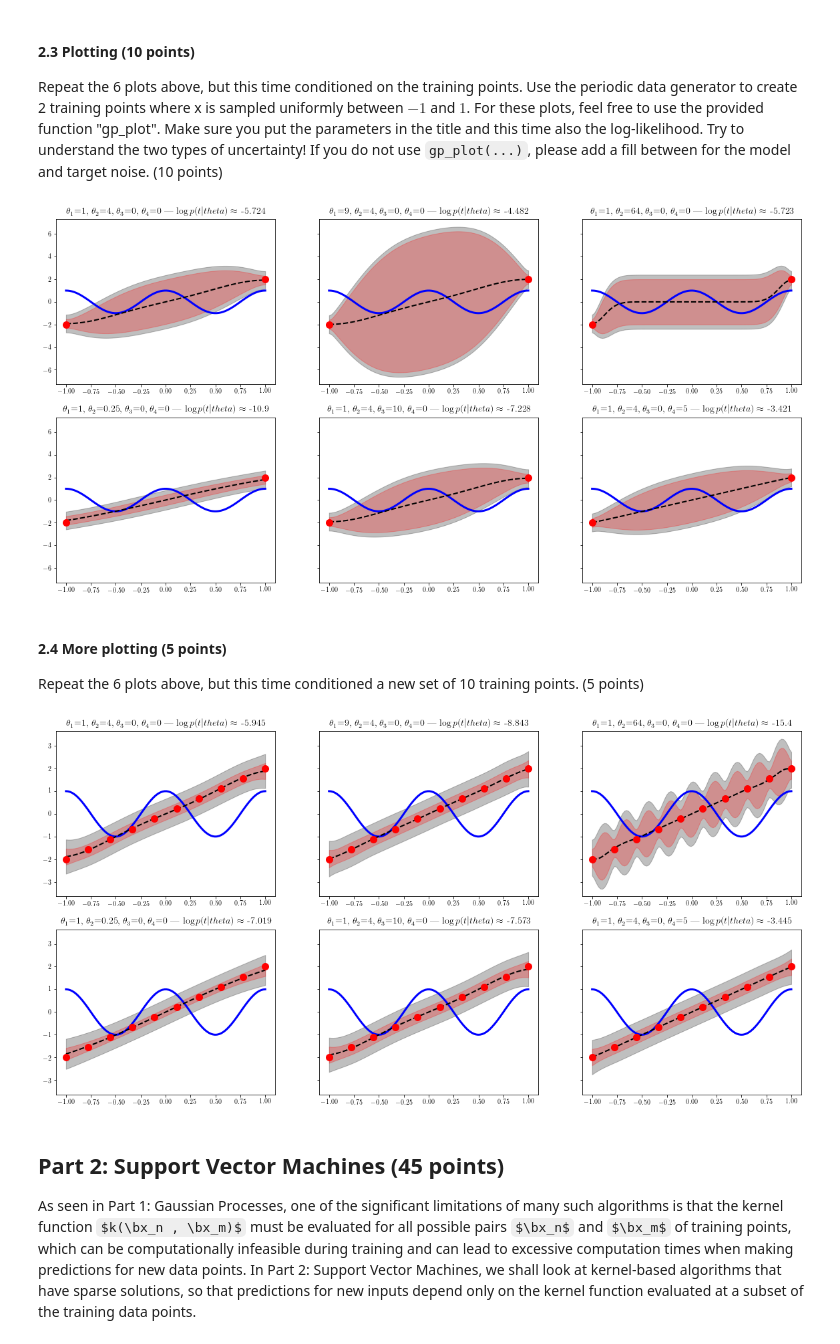
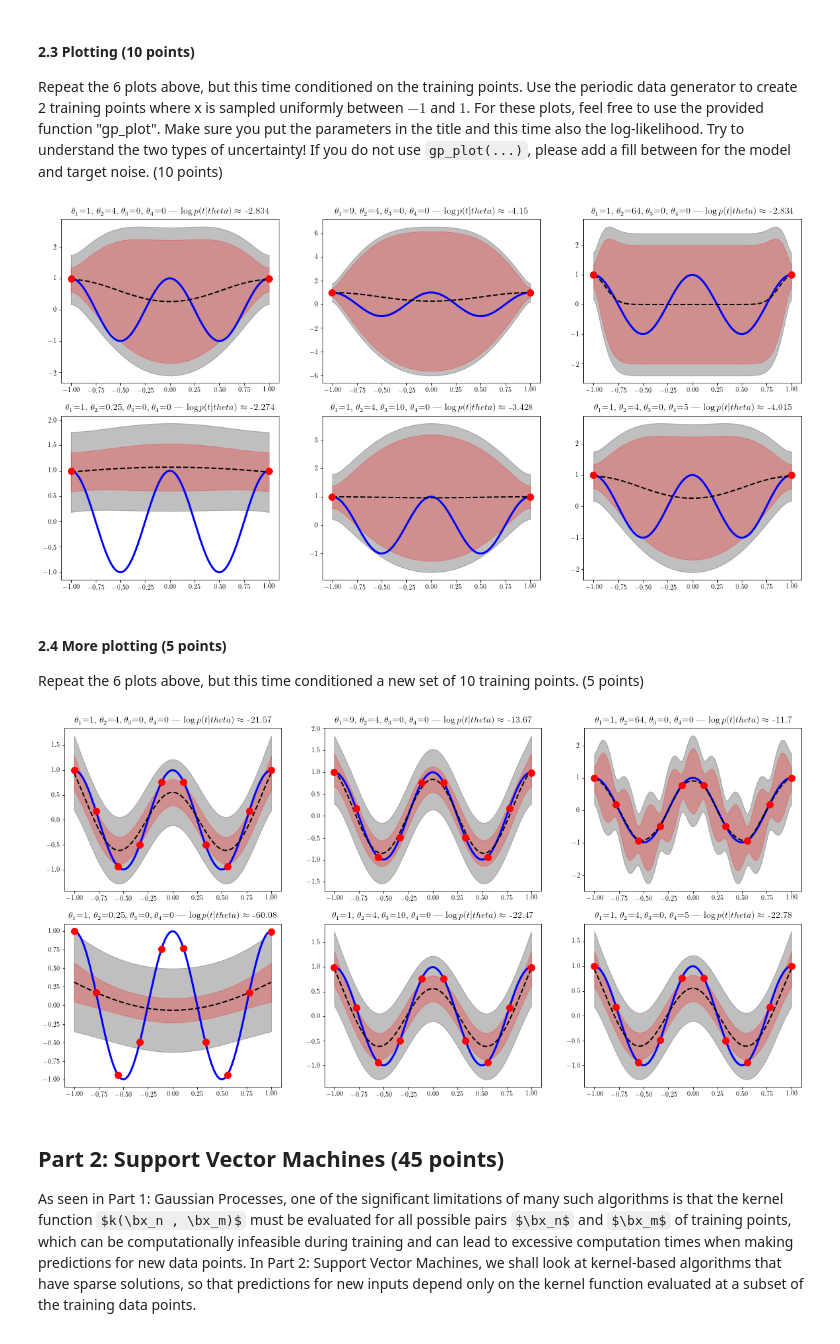
Before and after one commit to Kaleidophon/-friendly-octo-palm-tree, a Jupyter notebook: lab3.ipynb, the cells around one changed output. Saved outputs shown, nothing was run; the diff lists cells and outputs as text; code cells hidden in the pictures; some formulas as TeX source.

```diff
--- a/lab3.ipynb
+++ b/lab3.ipynb
@@ -159,7 +159,7 @@ def gp_predictive_distribution(x_train, t_train, x_test, theta, beta, C=None):
         C = K + numpy.identity(len(x_train)) * 1/beta
 
 
-    c = numpy.diag(numpy.diag(computeK(x_test, x_test, theta) + 1/beta))
+    c = computeK(x_test, x_test, theta) + 1/beta
     k = computeK(x_train, x_test, theta)
     mean_test = numpy.dot(numpy.dot(k.T, inv(C)), t_train)
     var_test = c - np.dot(np.dot(k.T, inv(C)), k)
@@ -269,36 +269,36 @@ def adjusted_gp_plot( x_test, y_test, mean_test, var_test, x_train, t_train, the
     ax.fill_between(x_test, mean_test+2*std_model,mean_test-2*std_model, color='r', alpha=0.25)
     ax.set_title(r"$\theta_1$={}, $\theta_2$={}, $\theta_3$={}, $\theta_4$={} | $\log p(t|theta) \approx$ {lp:.4}".format(*thetas, lp=lp), size=14)
     ax.plot(x_train, t_train, 'ro', ms=10)
 
 
 N = 2
 beta = 25
 x_train = np.linspace(-1, 1, N)
+t_train = generate_t(x_train, 1/ beta**2)
 x_test = np.linspace(-1, 1, N_test)
 y_test = true_mean_function(x_test)
 t_test = add_noise(y_test, beta)
 
 plt.rc('text', usetex=True)
 plt.rc('font', family='serif')
 
 theta_combinations = [
     [1, 4, 0, 0],
     [9, 4, 0, 0],
     [1, 64, 0, 0],
     [1, 0.25, 0, 0],
     [1, 4, 10, 0],
     [1, 4, 0, 5]
 ]
 
-fig, axes = plt.subplots(2, 3, sharey="all")
-
+fig, axes = plt.subplots(2, 3)
 for thetas, ax in zip(theta_combinations, axes.flatten()):
     mean_test, var_test, C = gp_predictive_distribution(x_train, t_train, x_test, thetas, beta)
     #print("var_test", var_test)
     lp, C, invC = gp_log_likelihood(x_train, t_train, theta, beta, C=C)
     adjusted_gp_plot(x_test, y_test, mean_test, var_test, x_train, t_train, thetas, beta, ax, lp=lp)
 # %% [output]
-[figure, old version]
+[figure, new version]
 # %% [markdown]
 #### 2.4 More plotting (5 points)
 Repeat the 6 plots above, but this time conditioned a new set of 10 training points. (5 points)
@@ -306,7 +306,7 @@ Repeat the 6 plots above, but this time conditioned a new set of 10 training poi
 N = 10
 beta = 25
 x_train = np.linspace(-1, 1, N)
-t_train = 2 * x_train
+t_train = generate_t(x_train, 1/ beta**2)
 x_test = np.linspace(-1, 1, N_test)
 y_test = true_mean_function(x_test)
 
@@ -322,7 +322,7 @@ theta_combinations = [
     [1, 4, 0, 5]
 ]
 
-fig, axes = plt.subplots(2, 3, sharey="all")
+fig, axes = plt.subplots(2, 3)
 
 for thetas, ax in zip(theta_combinations, axes.flatten()):
     mean_test, var_test, C = gp_predictive_distribution(x_train, t_train, x_test, thetas, beta)
@@ -330,7 +330,7 @@ for thetas, ax in zip(theta_combinations, axes.flatten()):
     lp, C, invC = gp_log_likelihood(x_train, t_train, theta, beta, C=C)
     adjusted_gp_plot(x_test, y_test, mean_test, var_test, x_train, t_train, thetas, beta, ax, lp=lp)
 # %% [output]
-[figure, old version]
+[figure, new version]
 # %% [markdown]
 ## Part 2: Support Vector Machines (45 points)
 As seen in Part 1: Gaussian Processes, one of the significant limitations of many such algorithms is that the kernel function $k(\bx_n , \bx_m)$ must be evaluated for all possible pairs $\bx_n$ and $\bx_m$ of training points, which can be computationally infeasible during training and can lead to excessive computation times when making predictions for new data points.
```
Also changed, not shown: parts of 1 cell of this notebook.
